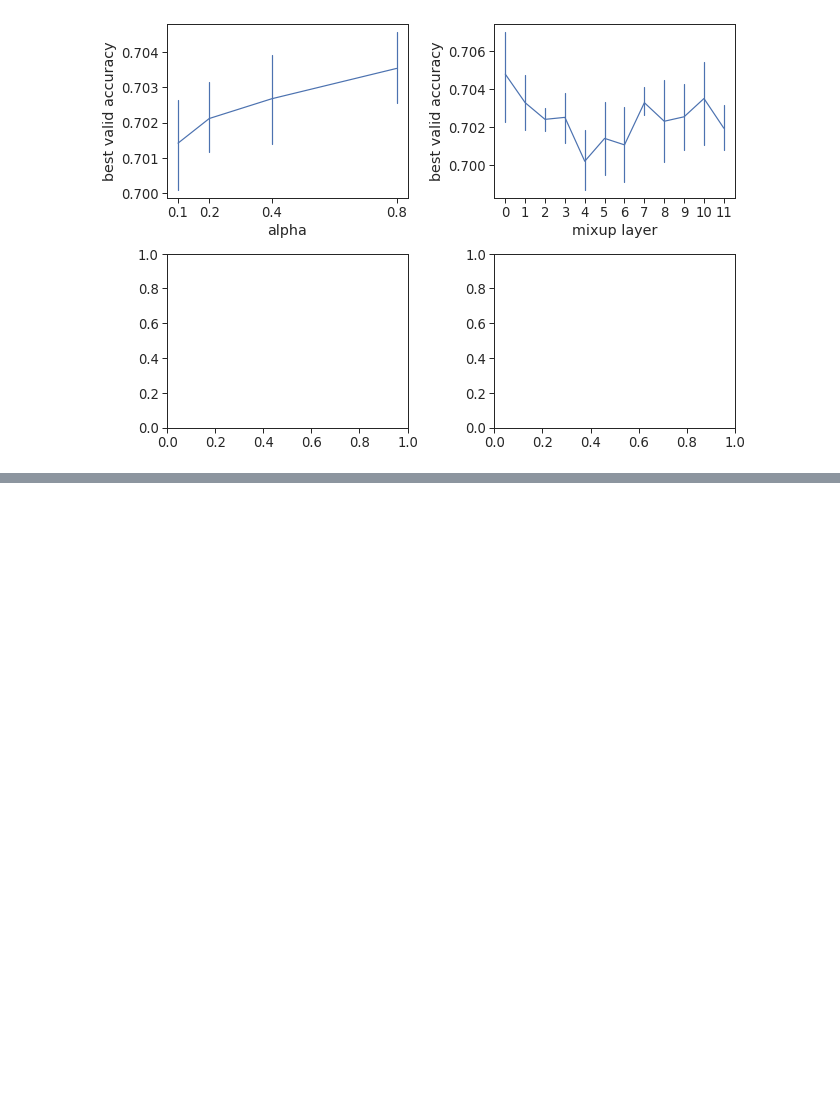
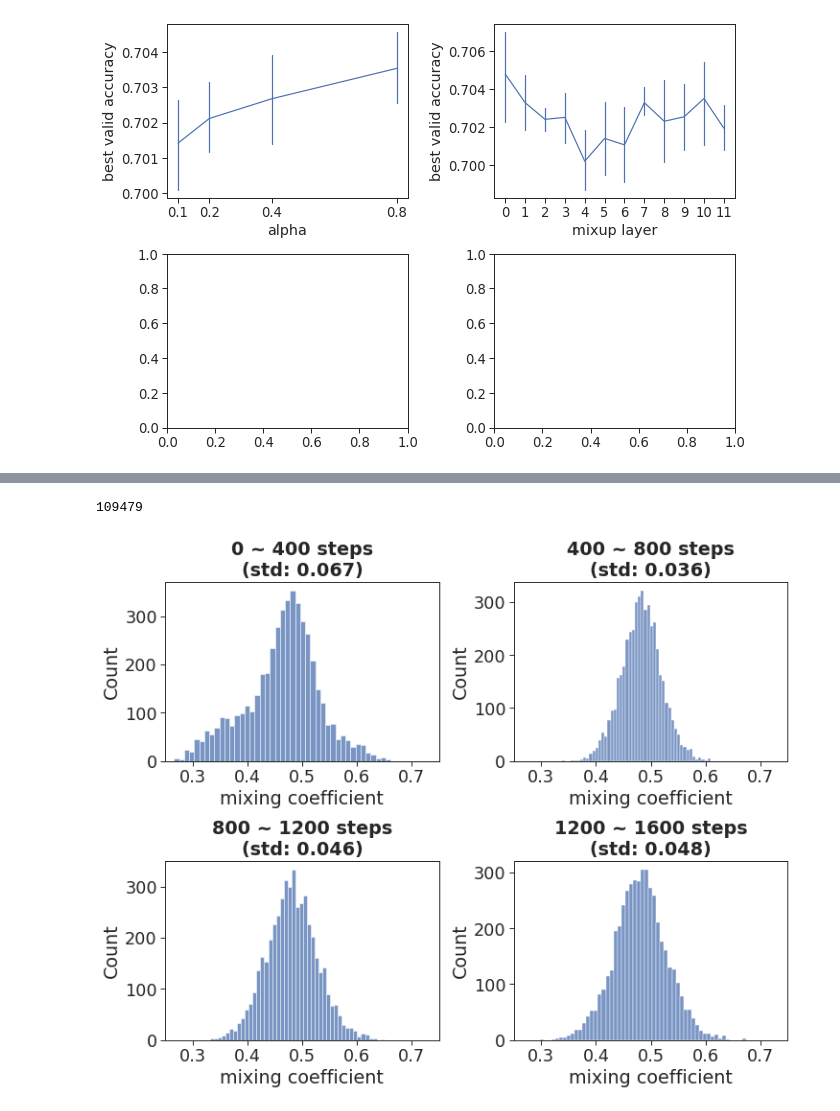
Before and after one commit to sh0416/oommix, a Jupyter notebook: draw.ipynb, the cells around one changed output, grey strips where cells are left out. Cells and saved outputs as stored; diff of their text form; code cells hidden in the pictures; blank space fills up the shorter version.

```diff
--- a/draw.ipynb
+++ b/draw.ipynb
@@ -24,3 +98,13 @@ plt.show()
+# %%
+sns.set_theme(context="paper", style="ticks", font_scale=1.5)
+df = pd.read_csv(os.path.join("res", "exp4_1.tsv"), delimiter="\t")
+ax = sns.lineplot(x="mixup_layer", y="acc", ci=False, data=df, legend=True)
+
+plt.axhline(0.9007, color='r', linestyle='--', linewidth=3, label="tmix")
+plt.axhline(0.8992, color='g', linestyle='--', linewidth=3, label="none")
+
+ax.legend()
+plt.savefig("exp4_1.png")
 # %%
 fit, axes = plt.subplots(figsize=(9, 6), nrows=2, ncols=2, constrained_layout=True)
 
@@ -39,5 +123,3 @@ axes[0, 1].xaxis.set_ticks(sorted(df["mixup layer"].unique()))
 plt.show()
 # %% [output]
 [figure]
-# %%
-x = torch.tensor([[1, 2, 3], [4, 6, 5], [9,8,7]])
@@ -51,0 +162,4 @@ tensor([[False,  True,  True],
+# %%
+train_data["input"].apply(len).sum()
+# %% [output]
+109479
@@ -51,0 +168,49 @@ tensor([[False,  True,  True],
+# %%
+sns.set_theme(context="paper",
+              style="ticks",
+              font_scale=2)
+df = pd.read_csv(os.path.join("res", "52151e83-928_gamma.csv"), names=["step", "mixing coefficient"])
+df["step"] = df["step"].apply(lambda x: "From %d to %d" % (x//400*400, (x//400+1)*400))
+
+print()
+fig, axes = plt.subplots(figsize=(10, 8), nrows=2, ncols=2, constrained_layout=True)
+
+sns.histplot(data=df[df["step"]=="From 0 to 400"], x="mixing coefficient", ax=axes[0,0], legend=False)
+sns.histplot(data=df[df["step"]=="From 400 to 800"], x="mixing coefficient", ax=axes[0,1], legend=False)
+sns.histplot(data=df[df["step"]=="From 800 to 1200"], x="mixing coefficient", ax=axes[1,0], legend=False)
+sns.histplot(data=df[df["step"]=="From 1200 to 1600"], x="mixing coefficient", ax=axes[1,1], legend=False)
+
+
+def calculate_std(df):
+    return df["mixing coefficient"].std()
+
+
+axes[0, 0].set_title("0 ~ 400 steps\n(std: %.3f)" % calculate_std(df[df["step"]=="From 0 to 400"]),
+                     fontweight='bold')
+axes[0, 1].set_title("400 ~ 800 steps\n(std: %.3f)" % calculate_std(df[df["step"]=="From 400 to 800"]),
+                     fontweight='bold')
+axes[1, 0].set_title("800 ~ 1200 steps\n(std: %.3f)" % calculate_std(df[df["step"]=="From 800 to 1200"]),
+                     fontweight='bold')
+axes[1, 1].set_title("1200 ~ 1600 steps\n(std: %.3f)" % calculate_std(df[df["step"]=="From 1200 to 1600"]),
+                     fontweight='bold')
+
+
+def draw_mean(df, ax):
+    mean = df["mixing coefficient"].std()
+    print(mean)
+    ax.axvline(mean, color='r', linestyle='--', linewidth=3)
+    ax.legend({"mean": mean})
+
+#draw_mean(df[df["step"]=="From 0 to 400"], axes[0, 0])
+#draw_mean(df[df["step"]=="From 400 to 800"], axes[0, 1])
+#draw_mean(df[df["step"]=="From 800 to 1200"], axes[1, 0])
+#draw_mean(df[df["step"]=="From 1200 to 1600"], axes[1, 1])
+
+
+axes[0, 0].set(xlim=(0.25, 0.75))
+axes[0, 1].set(xlim=(0.25, 0.75))
+axes[1, 0].set(xlim=(0.25, 0.75))
+axes[1, 1].set(xlim=(0.25, 0.75))
+plt.savefig("exp3.png")
+# %% [output]
+[figure, added]
```
Also changed, not shown: parts of 12 cells of this notebook, 4 other files.
